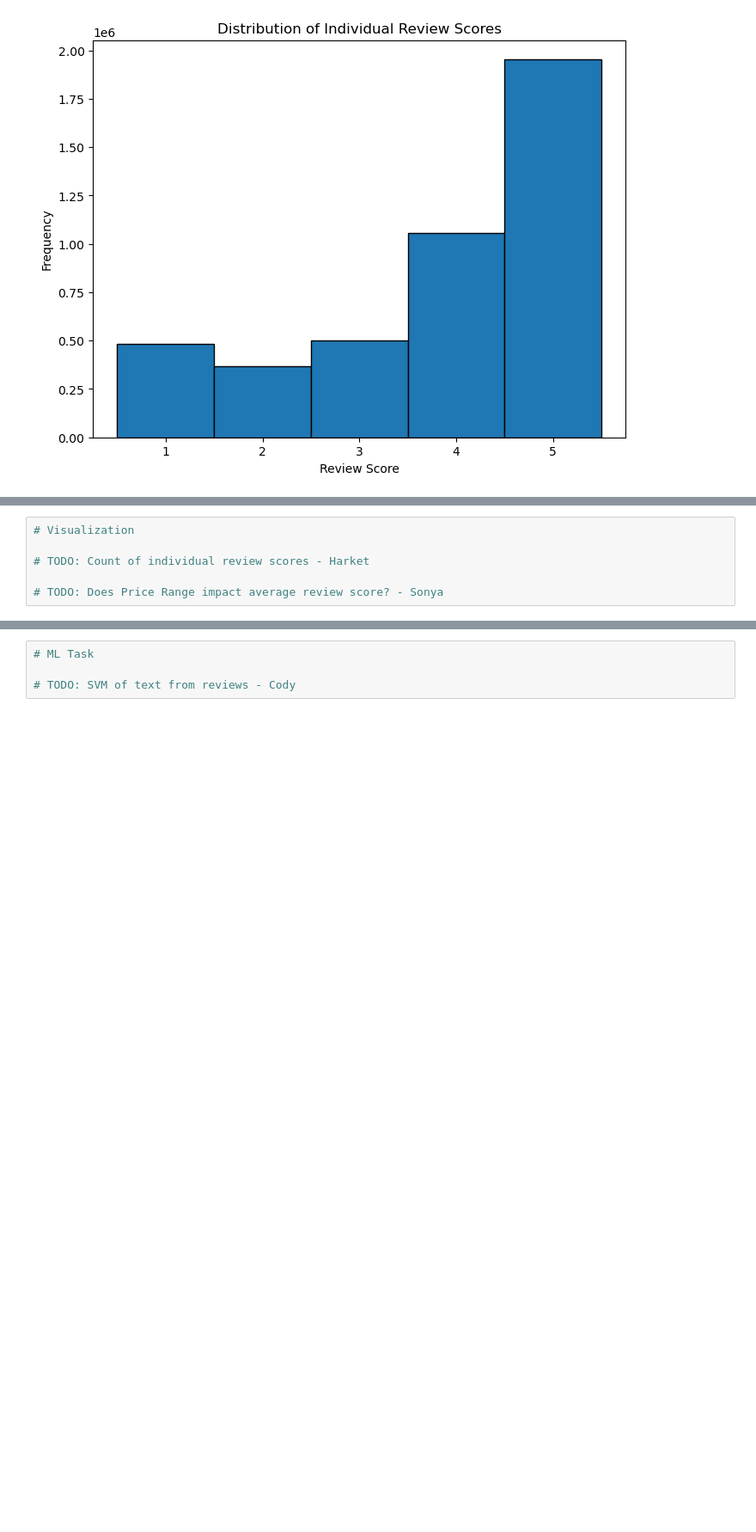
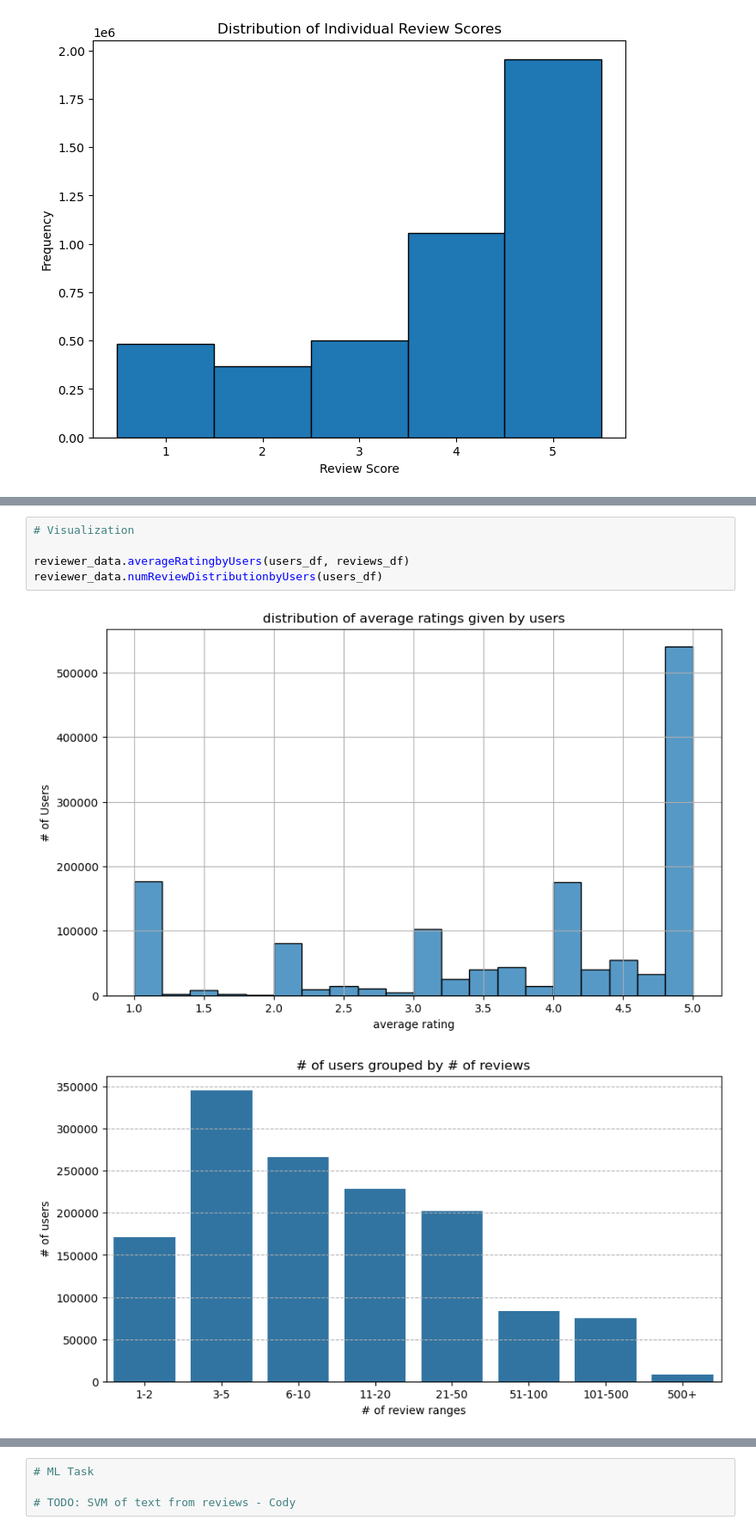
Before and after one commit to uic-cs418/group-project-better-late-than-never, a Jupyter notebook: progress_report.ipynb, the cells around one changed output, grey strips where cells are left out. Shown: that part at 86% size. Cells and saved outputs as stored; diff of their text form; blank space fills up the shorter version.

```diff
--- a/progress_report.ipynb
+++ b/progress_report.ipynb
@@ -82,6 +91,8 @@ Total reviews for these restaurants: 4371282
 # %%
 # Visualization
 
-# TODO: Count of individual review scores - Harket
-
-# TODO: Does Price Range impact average review score? - Sonya
+reviewer_data.averageRatingbyUsers(users_df, reviews_df)
+reviewer_data.numReviewDistributionbyUsers(users_df)
+# %% [output]
+[figure, added]
+[figure, added]
```
Also changed, not shown: parts of 3 cells of this notebook, 2 other files.
